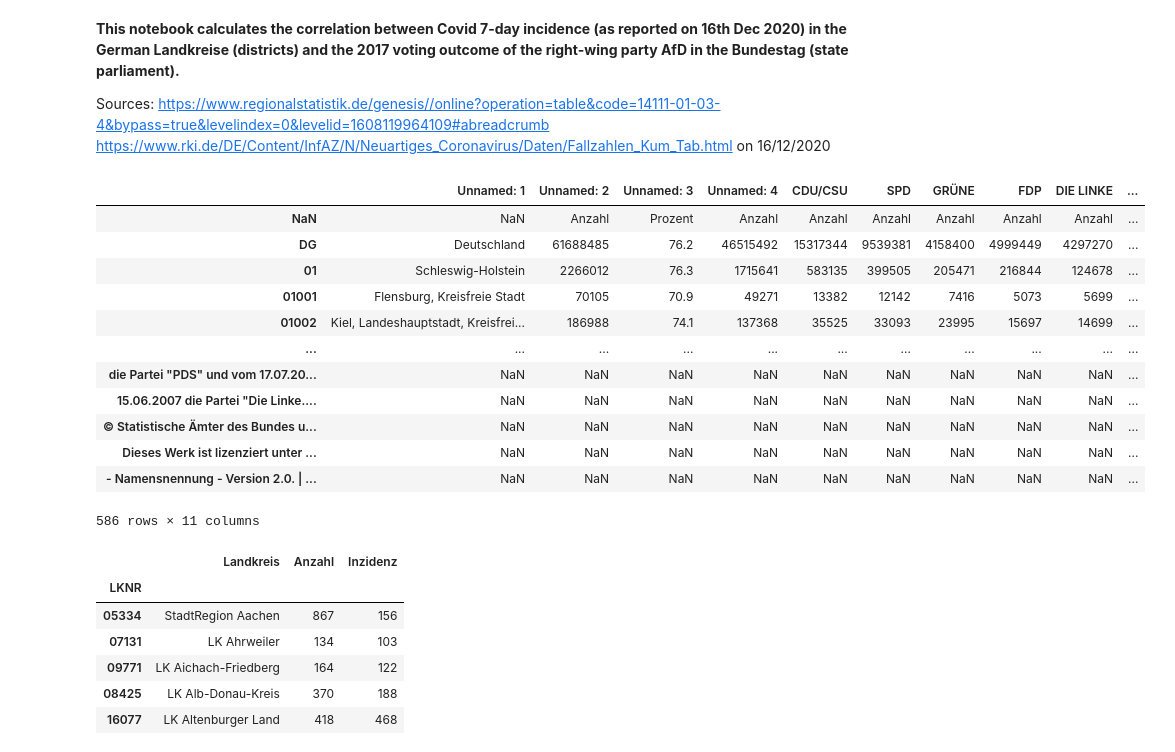
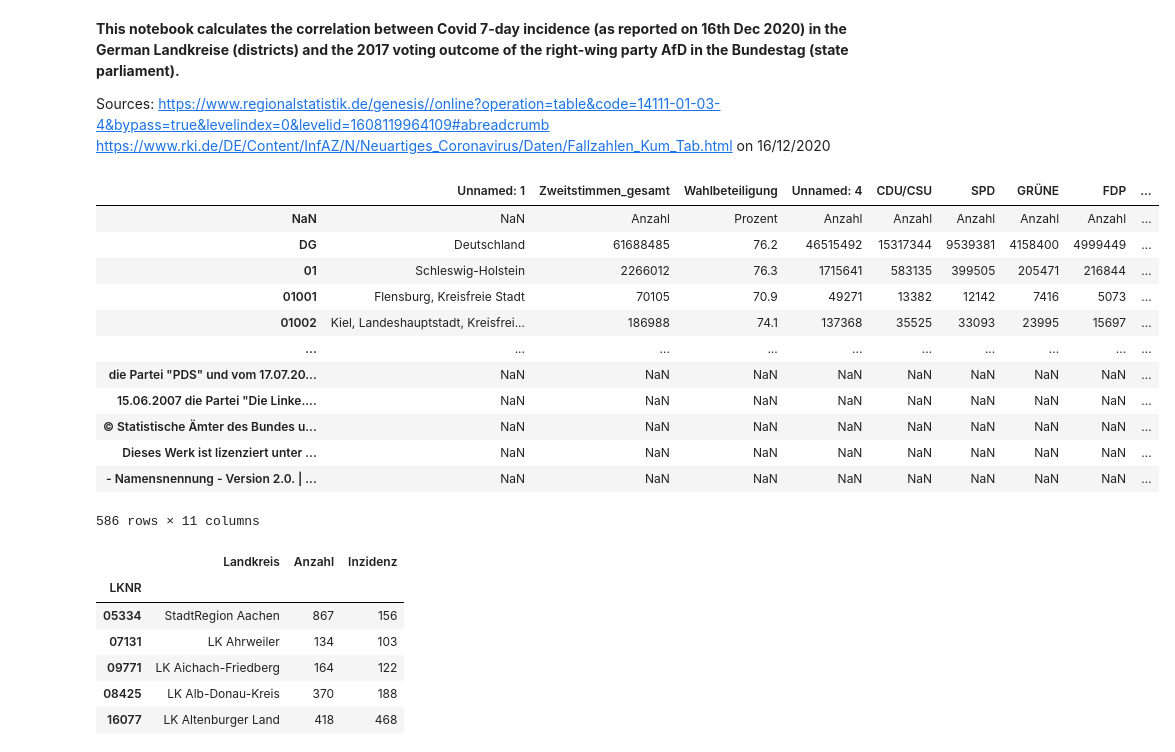
Before and after one commit to florianst/datascience_side, a Jupyter notebook: incidence_corr_afd.ipynb, the cells around one changed output. Drawn from its saved outputs; the diff is of its cells as text; code cells hidden in the pictures.

```diff
--- a/incidence_corr_afd.ipynb
+++ b/incidence_corr_afd.ipynb
@@ -9,23 +9,24 @@ import pandas as pd
 import matplotlib.pyplot as plt
 # %%
 landkreise = pd.read_csv("regionalstatistik_btw17_landkreise.csv", header=2, index_col=0)
-# column 2: Wahlbeteiligung
+landkreise.rename(columns={'Unnamed: 2': 'Zweitstimmen_gesamt', 'Unnamed: 3': 'Wahlbeteiligung'}, inplace=True)
+
 covidcases = pd.read_csv("fallzahlen_161220.csv", header=3, dtype=str)
 covidcases = covidcases.set_index('LKNR')
 landkreise
 # %% [output]
-|  | Unnamed: 1 | Unnamed: 2 | Unnamed: 3 | Unnamed: 4 | CDU/CSU | SPD | GRÜNE | FDP | DIE LINKE | ... |
-| NaN | NaN | Anzahl | Prozent | Anzahl | Anzahl | Anzahl | Anzahl | Anzahl | Anzahl | ... |
-| DG | Deutschland | 61688485 | 76.2 | 46515492 | 15317344 | 9539381 | 4158400 | 4999449 | 4297270 | ... |
-| 01 | Schleswig-Holstein | 2266012 | 76.3 | 1715641 | 583135 | 399505 | 205471 | 216844 | 124678 | ... |
-| 01001 | Flensburg, Kreisfreie Stadt | 70105 | 70.9 | 49271 | 13382 | 12142 | 7416 | 5073 | 5699 | ... |
-| 01002 | Kiel, Landeshauptstadt, Kreisfrei... | 186988 | 74.1 | 137368 | 35525 | 33093 | 23995 | 15697 | 14699 | ... |
-| ... | ... | ... | ... | ... | ... | ... | ... | ... | ... | ... |
-| die Partei "PDS" und vom 17.07.20... | NaN | NaN | NaN | NaN | NaN | NaN | NaN | NaN | NaN | ... |
-| 15.06.2007 die Partei "Die Linke.... | NaN | NaN | NaN | NaN | NaN | NaN | NaN | NaN | NaN | ... |
-| © Statistische Ämter des Bundes u... | NaN | NaN | NaN | NaN | NaN | NaN | NaN | NaN | NaN | ... |
-| Dieses Werk ist lizenziert unter ... | NaN | NaN | NaN | NaN | NaN | NaN | NaN | NaN | NaN | ... |
-| - Namensnennung - Version 2.0. | ... | NaN | NaN | NaN | NaN | NaN | NaN | NaN | NaN | NaN | ... |
+|  | Unnamed: 1 | Zweitstimmen_gesamt | Wahlbeteiligung | Unnamed: 4 | CDU/CSU | SPD | GRÜNE | FDP | ... |
+| NaN | NaN | Anzahl | Prozent | Anzahl | Anzahl | Anzahl | Anzahl | Anzahl | ... |
+| DG | Deutschland | 61688485 | 76.2 | 46515492 | 15317344 | 9539381 | 4158400 | 4999449 | ... |
+| 01 | Schleswig-Holstein | 2266012 | 76.3 | 1715641 | 583135 | 399505 | 205471 | 216844 | ... |
+| 01001 | Flensburg, Kreisfreie Stadt | 70105 | 70.9 | 49271 | 13382 | 12142 | 7416 | 5073 | ... |
+| 01002 | Kiel, Landeshauptstadt, Kreisfrei... | 186988 | 74.1 | 137368 | 35525 | 33093 | 23995 | 15697 | ... |
+| ... | ... | ... | ... | ... | ... | ... | ... | ... | ... |
+| die Partei "PDS" und vom 17.07.20... | NaN | NaN | NaN | NaN | NaN | NaN | NaN | NaN | ... |
+| 15.06.2007 die Partei "Die Linke.... | NaN | NaN | NaN | NaN | NaN | NaN | NaN | NaN | ... |
+| © Statistische Ämter des Bundes u... | NaN | NaN | NaN | NaN | NaN | NaN | NaN | NaN | ... |
+| Dieses Werk ist lizenziert unter ... | NaN | NaN | NaN | NaN | NaN | NaN | NaN | NaN | ... |
+| - Namensnennung - Version 2.0. | ... | NaN | NaN | NaN | NaN | NaN | NaN | NaN | NaN | ... |
 586 rows × 11 columns
 # %%
 covidcases
```
Also changed, not shown: parts of 3 cells of this notebook.
